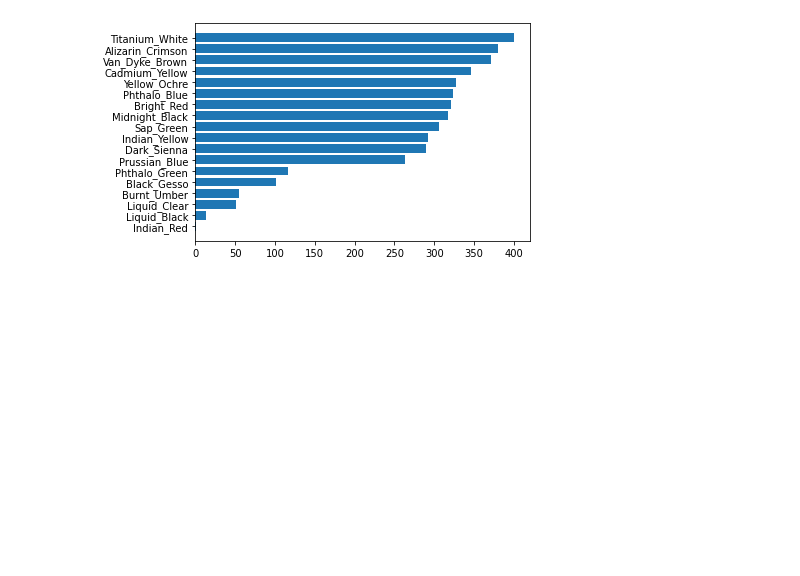
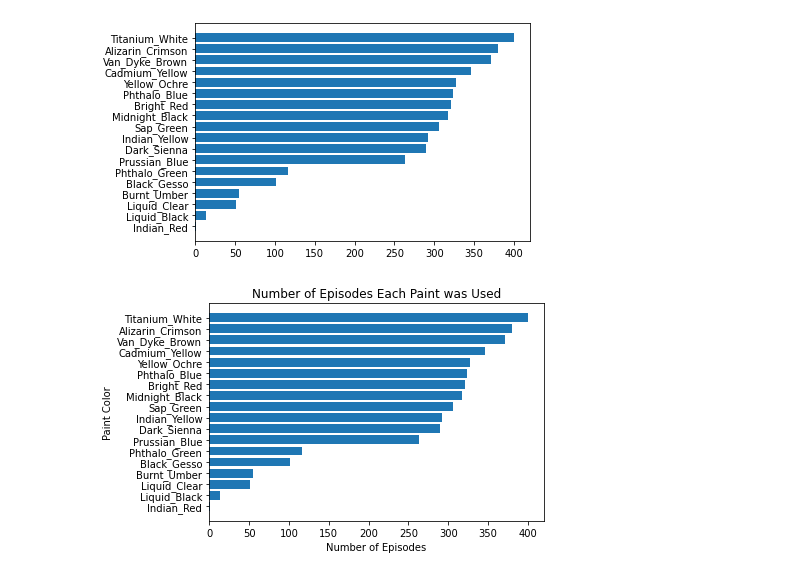
Before and after one commit to tyleretheridge/CabinChance, a Jupyter notebook: notebooks/painting_analysis.ipynb, the cells around one changed output. Drawn from its saved outputs; the diff is of its cells as text; code cells hidden in the pictures; blank space fills up the shorter version.

Commit message:
Create barh graph function

```diff
--- a/notebooks/painting_analysis.ipynb
+++ b/notebooks/painting_analysis.ipynb
@@ -198,3 +221,13 @@ plt.barh(sorted_series.index, sorted_series.values)
 plt.show()
 # %% [output]
 [figure]
+# %%
+fig, ax = plt.subplots()
+
+ax.barh(sorted_series.index, sorted_series.values)
+ax.set_title('Number of Episodes Each Paint was Used')
+ax.set_xlabel('Number of Episodes')
+ax.set_ylabel('Paint Color')
+plt.show()
+# %% [output]
+[figure, added]
```
Also changed, not shown: parts of 5 cells of this notebook, 1 other file.
